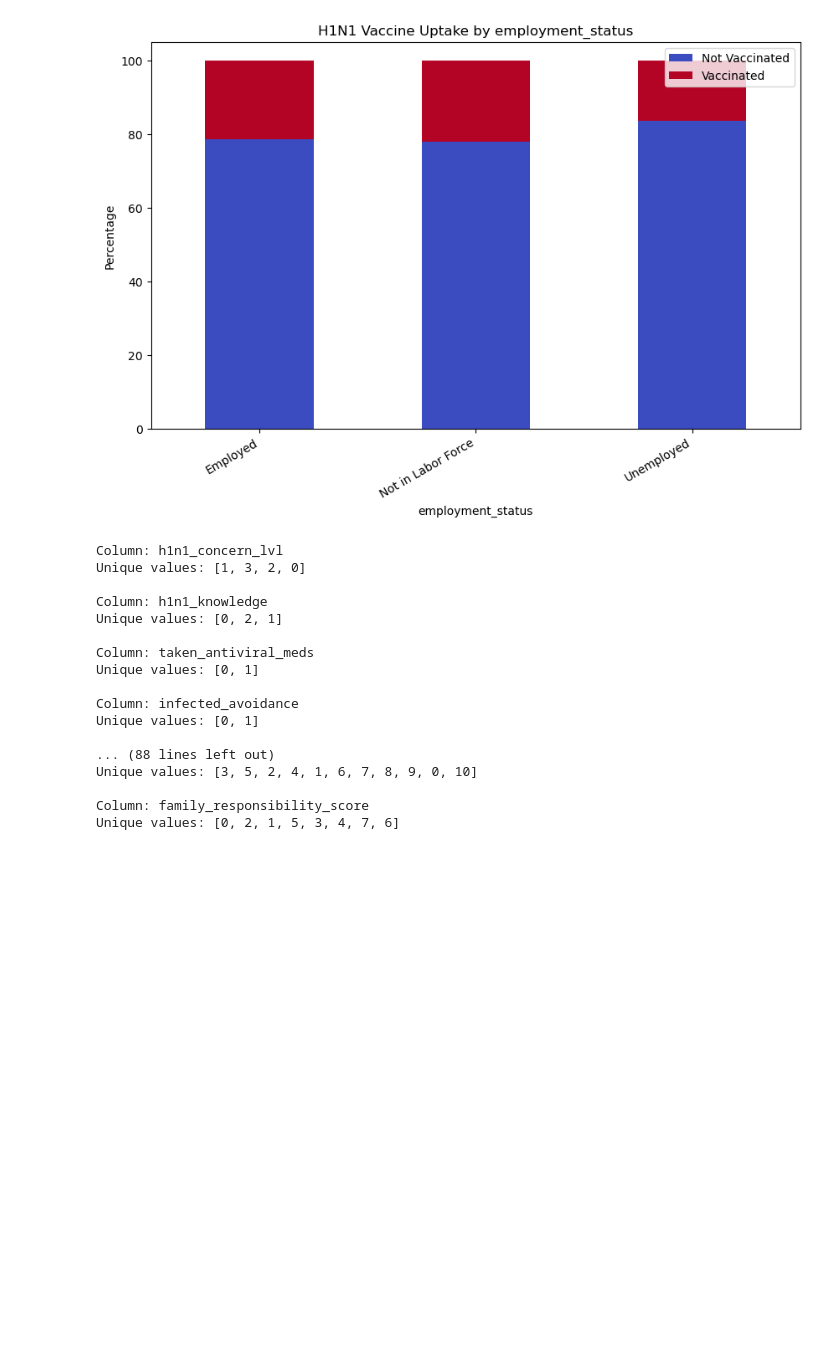
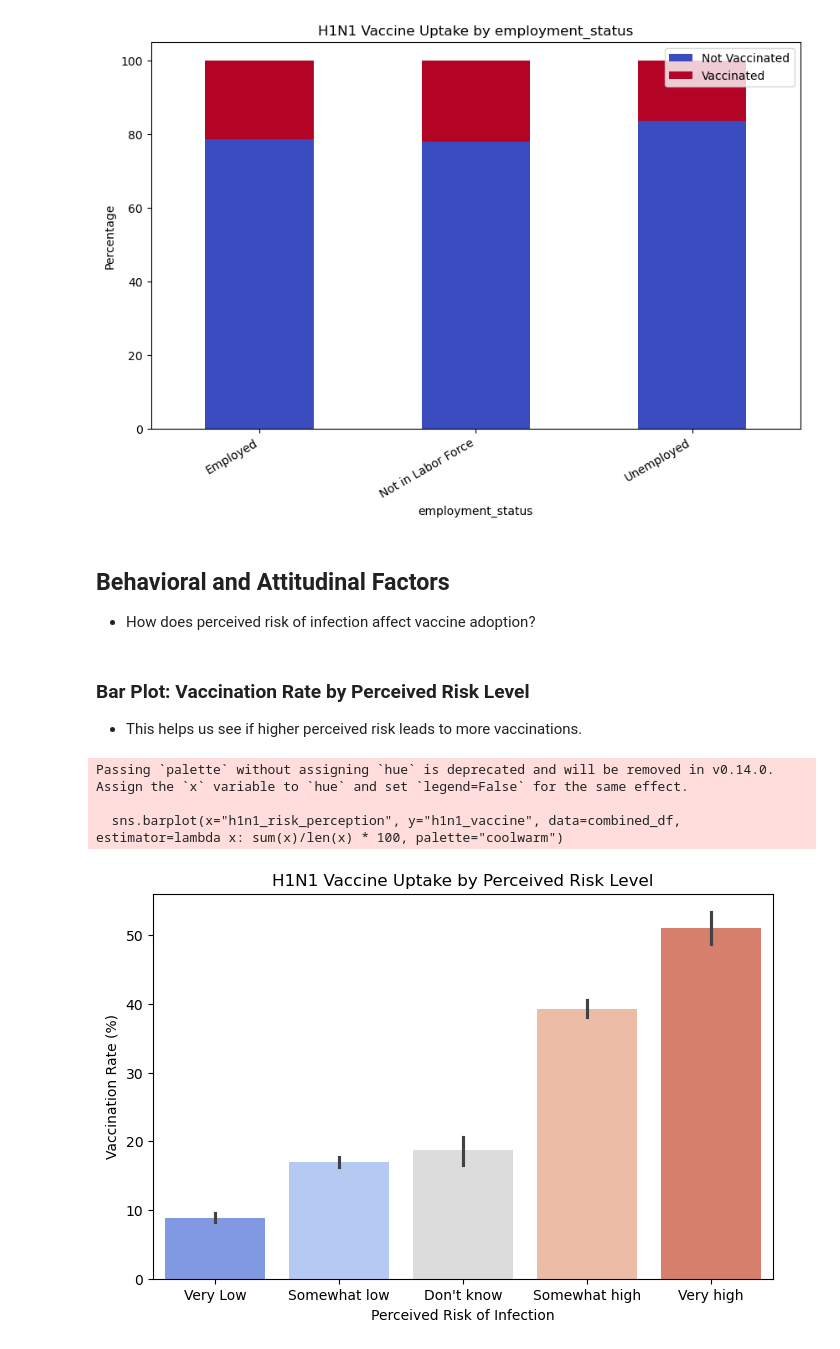
Before and after one commit to Day-hue/Phase-3-project, a Jupyter notebook: phase 3 project.ipynb, the cells around one changed output. Cells and saved outputs as stored; diff of their text form; code cells hidden in the pictures; blank space fills up the shorter version.

```diff
--- a/phase 3 project.ipynb
+++ b/phase 3 project.ipynb
@@ -1114,27 +1118,24 @@ plot_stacked_bar('employment_status')
 # %% [output]
 [figure]
 [figure]
-# %%
-#checking for unique values in all the columns
-unique_values={col:list(combined_df[col].unique()) for col in combined_df.columns}
-for col,values in unique_values.items():
-    print(f"\nColumn: {col}")
-    print(f"Unique values: {values}")
-# %% [output]
-Column: h1n1_concern_lvl
-Unique values: [1, 3, 2, 0]
-
-Column: h1n1_knowledge
-Unique values: [0, 2, 1]
-
-Column: taken_antiviral_meds
-Unique values: [0, 1]
-
-Column: infected_avoidance
-Unique values: [0, 1]
-
-... (88 lines left out)
-Unique values: [3, 5, 2, 4, 1, 6, 7, 8, 9, 0, 10]
-
-Column: family_responsibility_score
-Unique values: [0, 2, 1, 5, 3, 4, 7, 6]
+# %% [markdown]
+## **Behavioral and Attitudinal Factors**
+* How does perceived risk of infection affect vaccine adoption?
+# %% [markdown]
+### **Bar Plot: Vaccination Rate by Perceived Risk Level**
+ * This helps us see if higher perceived risk leads to more vaccinations.
+# %%
+# Bar plot: Vaccination rates by perceived risk
+plt.figure(figsize=(8, 5))
+sns.barplot(x="h1n1_risk_perception", y="h1n1_vaccine", data=combined_df, estimator=lambda x: sum(x)/len(x) * 100, palette="coolwarm")
+
+plt.title("H1N1 Vaccine Uptake by Perceived Risk Level")
+plt.xlabel("Perceived Risk of Infection")
+plt.ylabel("Vaccination Rate (%)")
+plt.xticks([0,1, 2, 3, 4], ["Very Low","Somewhat low","Don't know","Somewhat high","Very high"])
+plt.show()
+# %% [output]
+Passing `palette` without assigning `hue` is deprecated and will be removed in v0.14.0. Assign the `x` variable to `hue` and set `legend=False` for the same effect.
+
+  sns.barplot(x="h1n1_risk_perception", y="h1n1_vaccine", data=combined_df, estimator=lambda x: sum(x)/len(x) * 100, palette="coolwarm")
+[figure, added]
```
Also changed, not shown: parts of 22 cells of this notebook.
